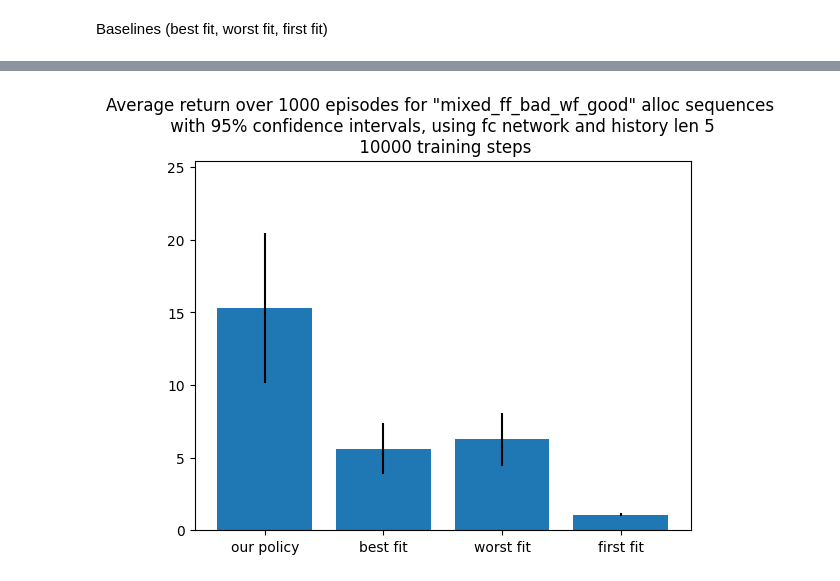
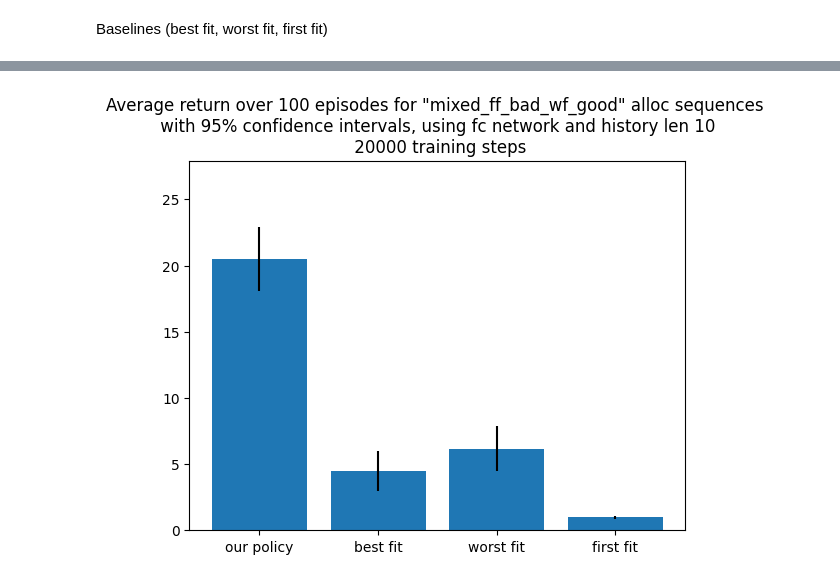
Before and after one commit to curry2736/rl-malloc, a Jupyter notebook: test_pol_sb3.ipynb, the cells around one changed output, grey strips where cells are left out. Cells and saved outputs as stored; diff of their text form; code cells hidden in the pictures.

```diff
--- a/test_pol_sb3.ipynb
+++ b/test_pol_sb3.ipynb
@@ -52,7 +100,7 @@ Training & Rollout of policy
 # %%
 avg_return_per_session = []
 action_counts_per_session = []
-training_steps = 10000
+training_steps = 20000
 for train_and_rollout in range(5):
     model.learn(total_timesteps=training_steps, log_interval=20000, progress_bar=True)
     num_actions = 3
@@ -143,16 +196,16 @@ conf_ints_baselines = np.array(conf_ints_baselines)
 # %%
 #create a bar graph with the confidence intervals
 import os
 all_conf_ints = np.vstack((model_conf_int, conf_ints_baselines))
 
 plt.bar(x=np.arange(4), height=all_conf_ints[:,2], yerr=all_conf_ints[:, 2] - all_conf_ints[:, 0])
-plt.title(f"Average return over 1000 episodes for \"{allocator_name}\" alloc sequences \n with 95% confidence intervals, using {net_name} network and history len {history_len} \n {training_steps} training steps")
+plt.title(f"Average return over 100 episodes for \"{allocator_name}\" alloc sequences \n with 95% confidence intervals, using {net_name} network and history len {history_len} \n {training_steps} training steps")
 plt.xticks(np.arange(4), ["our policy", "best fit", "worst fit", "first fit"])
 
 out_dir = f"results/{allocator_name}"
 os.makedirs(out_dir, exist_ok=True)
 plt.ylim(top=max(all_conf_ints[:,1]) + 5)
 plt.savefig(os.path.join(out_dir, f"{allocator_name}_{net_name}_{history_len}_{training_steps}.png"), bbox_inches = "tight")
 np.savetxt(os.path.join(out_dir, f"{allocator_name}_{net_name}_{history_len}_{training_steps}.txt"), all_conf_ints) #in order of model, best fit, worst fit, first fit
 # %% [output]
-[figure, old version]
+[figure, new version]
```
Also changed, not shown: parts of 5 cells of this notebook, 5 other files.
